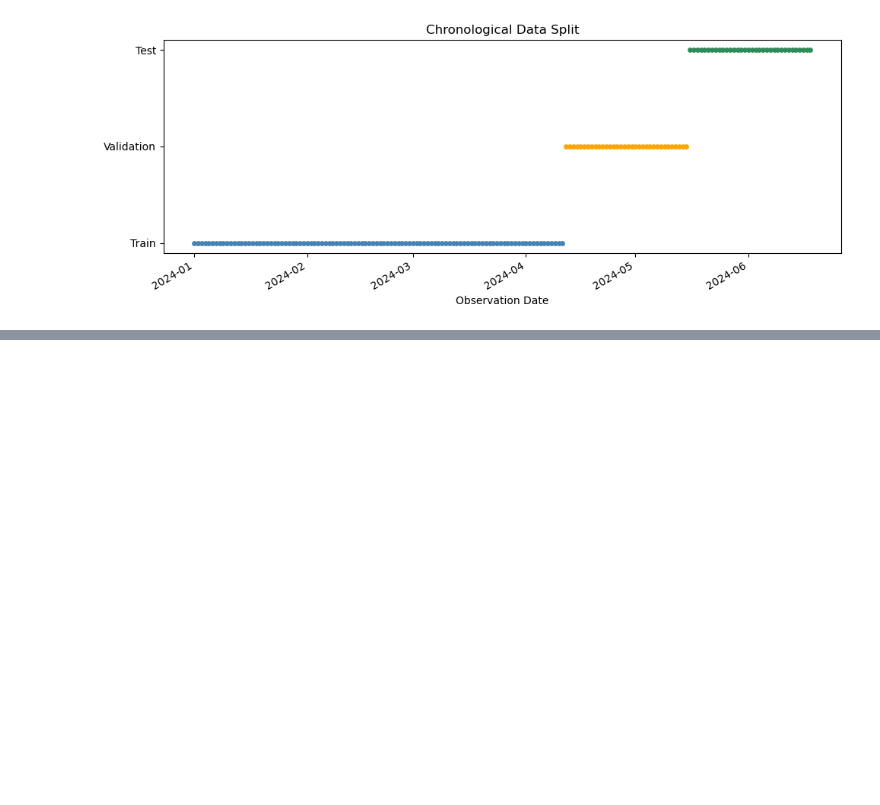
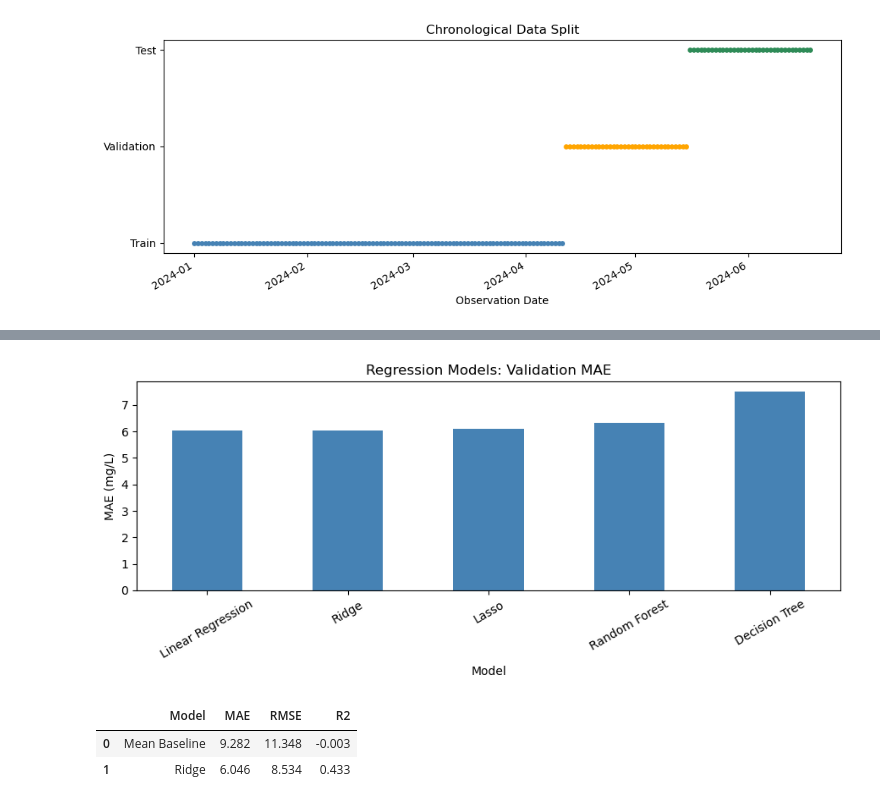
Before and after one commit to DeepikaSneha/wastewater_ML_pipelines, a Jupyter notebook: Main.ipynb, the cells around one changed output, grey strips where cells are left out. Cells and saved outputs as stored; diff of their text form; code cells hidden in the pictures; blank space fills up the shorter version.

```diff
--- a/Main.ipynb
+++ b/Main.ipynb
@@ -779,0 +832,8 @@ plt.show()
+# %%
+additional_models = {
+    "Linear Regression": LinearRegression(),
+
+    "Lasso": Lasso(alpha=0.1,max_iter=10000),
+
+    "Decision Tree": DecisionTreeRegressor( max_depth=8, min_samples_leaf=5, random_state=42 )
+}
@@ -779,0 +849,21 @@ plt.show()
+# %%
+additional_rows = []
+
+for name, model_pipeline in additional_fitted_models.items():
+    for split_name, inputs, actual in [ ("Train", X_train, y_train),  ("Validation", X_validation, y_validation)]:
+        predictions = model_pipeline.predict(inputs)
+
+        additional_rows.append({
+            "Model": name, "Split": split_name, "MAE": mean_absolute_error(actual, predictions), "RMSE": np.sqrt(
+                mean_squared_error(actual, predictions) ),  "R2": r2_score(actual, predictions)  })
+
+additional_table = pd.DataFrame(additional_rows)
+# %%
+all_comparison_table = pd.concat(
+    [
+        comparison_table[
+            comparison_table["Model"].isin( ["Ridge", "Random Forest"] )], additional_table ],ignore_index=True )
+
+validation_ranking = all_comparison_table[ all_comparison_table["Split"] == "Validation"].sort_values("MAE")
+
+display(validation_ranking.round(3))
@@ -779,0 +877,18 @@ plt.show()
+# %%
+ax = validation_ranking.plot.bar(
+    x="Model",
+    y="MAE",
+    legend=False,
+    rot=30,
+    figsize=(9, 4),
+    color="steelblue"
+)
+
+ax.set_title("Regression Models: Validation MAE")
+ax.set_xlabel("Model")
+ax.set_ylabel("MAE (mg/L)")
+
+plt.tight_layout()
+plt.show()
+# %% [output]
+[figure, added]
@@ -779,0 +915,23 @@ plt.show()
+# %%
+validation_results = []
+
+for name, predictions in [
+    ("Mean Baseline", baseline_predictions),
+    ("Ridge", ridge_predictions)
+]:
+    validation_results.append({
+        "Model": name,
+        "MAE": mean_absolute_error(y_validation, predictions),
+        "RMSE": np.sqrt(
+            mean_squared_error(y_validation, predictions)
+        ),
+        "R2": r2_score(y_validation, predictions)
+    })
+
+results_table = pd.DataFrame(validation_results)
+
+display(results_table.round(3))
+# %% [output]
+|  | Model | MAE | RMSE | R2 |
+| 0 | Mean Baseline | 9.282 | 11.348 | -0.003 |
+| 1 | Ridge | 6.046 | 8.534 | 0.433 |
```
Also changed, not shown: parts of 31 cells of this notebook.
